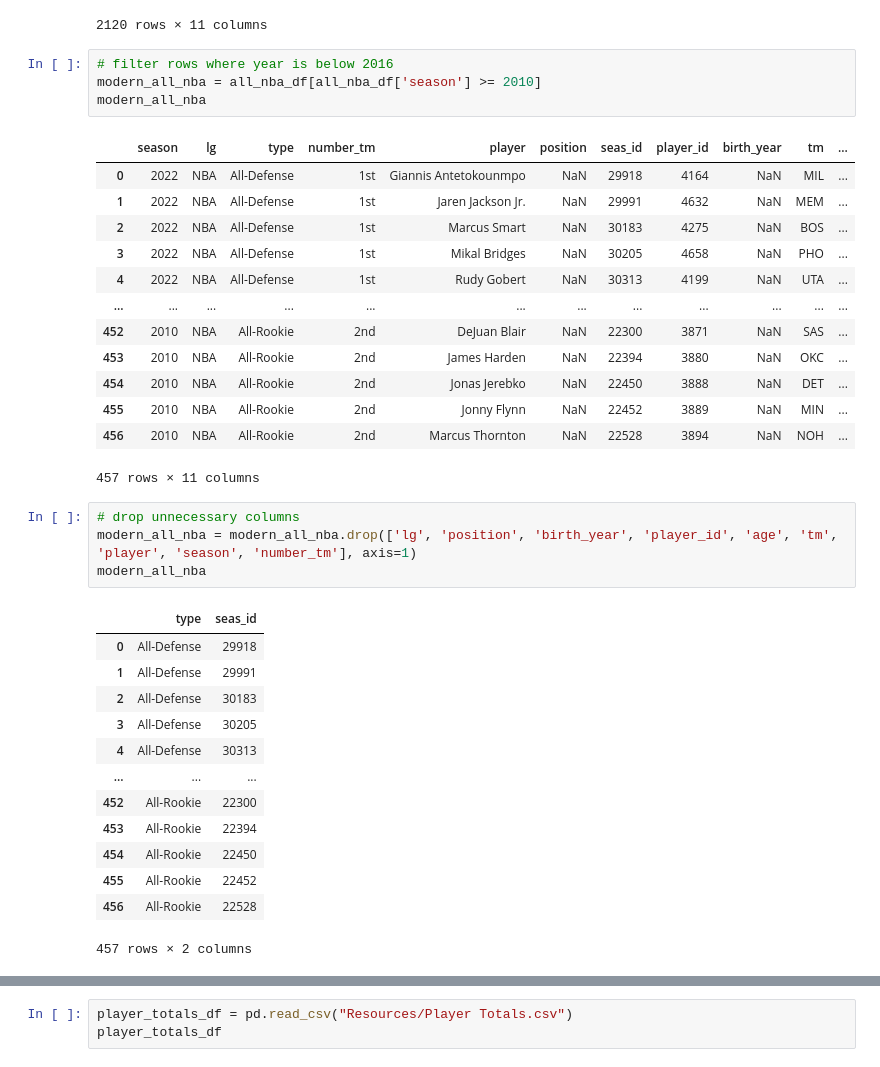
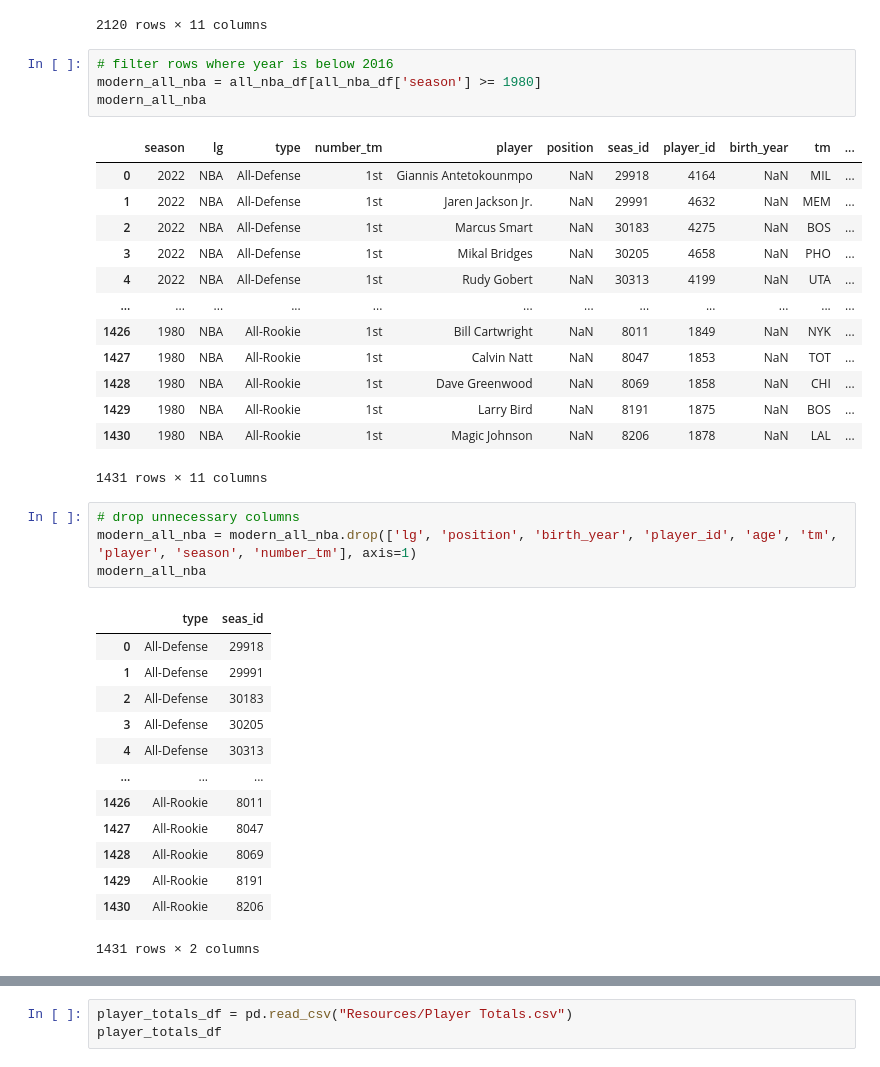
Before and after one commit to EdSpiezio-Runyon/UTSA_Project_4_All_NBA_Team_Predictor, a Jupyter notebook: nba.ipynb, the cells around one changed output, grey strips where cells are left out. Drawn from its saved outputs; the diff is of its cells as text.

```diff
--- a/nba.ipynb
+++ b/nba.ipynb
@@ -20,22 +22,22 @@ all_nba_df
 2120 rows × 11 columns
 # %%
 # filter rows where year is below 2016
-modern_all_nba = all_nba_df[all_nba_df['season'] >= 2010]
+modern_all_nba = all_nba_df[all_nba_df['season'] >= 1980]
 modern_all_nba
 # %% [output]
 |  | season | lg | type | number_tm | player | position | seas_id | player_id | birth_year | tm | ... |
 | 0 | 2022 | NBA | All-Defense | 1st | Giannis Antetokounmpo | NaN | 29918 | 4164 | NaN | MIL | ... |
 | 1 | 2022 | NBA | All-Defense | 1st | Jaren Jackson Jr. | NaN | 29991 | 4632 | NaN | MEM | ... |
 | 2 | 2022 | NBA | All-Defense | 1st | Marcus Smart | NaN | 30183 | 4275 | NaN | BOS | ... |
 | 3 | 2022 | NBA | All-Defense | 1st | Mikal Bridges | NaN | 30205 | 4658 | NaN | PHO | ... |
 | 4 | 2022 | NBA | All-Defense | 1st | Rudy Gobert | NaN | 30313 | 4199 | NaN | UTA | ... |
 | ... | ... | ... | ... | ... | ... | ... | ... | ... | ... | ... | ... |
-| 452 | 2010 | NBA | All-Rookie | 2nd | DeJuan Blair | NaN | 22300 | 3871 | NaN | SAS | ... |
-| 453 | 2010 | NBA | All-Rookie | 2nd | James Harden | NaN | 22394 | 3880 | NaN | OKC | ... |
-| 454 | 2010 | NBA | All-Rookie | 2nd | Jonas Jerebko | NaN | 22450 | 3888 | NaN | DET | ... |
-| 455 | 2010 | NBA | All-Rookie | 2nd | Jonny Flynn | NaN | 22452 | 3889 | NaN | MIN | ... |
-| 456 | 2010 | NBA | All-Rookie | 2nd | Marcus Thornton | NaN | 22528 | 3894 | NaN | NOH | ... |
+| 1426 | 1980 | NBA | All-Rookie | 1st | Bill Cartwright | NaN | 8011 | 1849 | NaN | NYK | ... |
+| 1427 | 1980 | NBA | All-Rookie | 1st | Calvin Natt | NaN | 8047 | 1853 | NaN | TOT | ... |
+| 1428 | 1980 | NBA | All-Rookie | 1st | Dave Greenwood | NaN | 8069 | 1858 | NaN | CHI | ... |
+| 1429 | 1980 | NBA | All-Rookie | 1st | Larry Bird | NaN | 8191 | 1875 | NaN | BOS | ... |
+| 1430 | 1980 | NBA | All-Rookie | 1st | Magic Johnson | NaN | 8206 | 1878 | NaN | LAL | ... |
-457 rows × 11 columns
+1431 rows × 11 columns
 # %%
 # drop unnecessary columns
 modern_all_nba = modern_all_nba.drop(['lg', 'position', 'birth_year', 'player_id', 'age', 'tm', 'player', 'season', 'number_tm'], axis=1)
@@ -48,12 +50,12 @@ modern_all_nba
 | 3 | All-Defense | 30205 |
 | 4 | All-Defense | 30313 |
 | ... | ... | ... |
-| 452 | All-Rookie | 22300 |
-| 453 | All-Rookie | 22394 |
-| 454 | All-Rookie | 22450 |
-| 455 | All-Rookie | 22452 |
-| 456 | All-Rookie | 22528 |
+| 1426 | All-Rookie | 8011 |
+| 1427 | All-Rookie | 8047 |
+| 1428 | All-Rookie | 8069 |
+| 1429 | All-Rookie | 8191 |
+| 1430 | All-Rookie | 8206 |
-457 rows × 2 columns
+1431 rows × 2 columns
 # %%
 modern_all_nba = modern_all_nba[modern_all_nba['type'] == 'All-NBA']
 modern_all_nba
```
Also changed, not shown: parts of 37 cells of this notebook, 1 other file.
